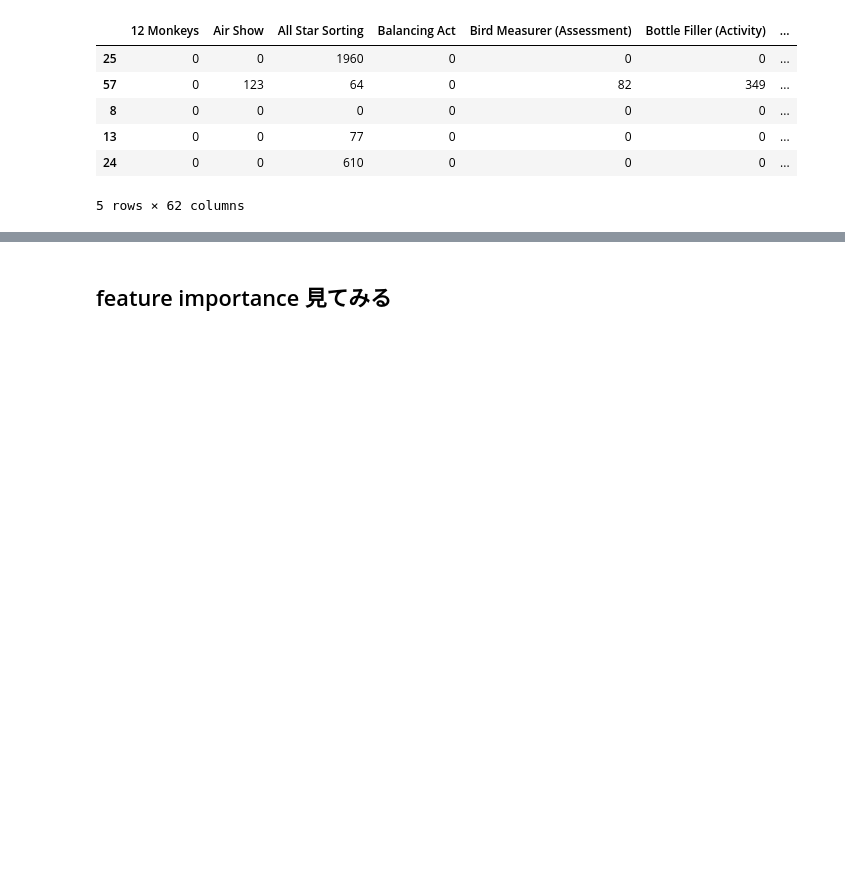
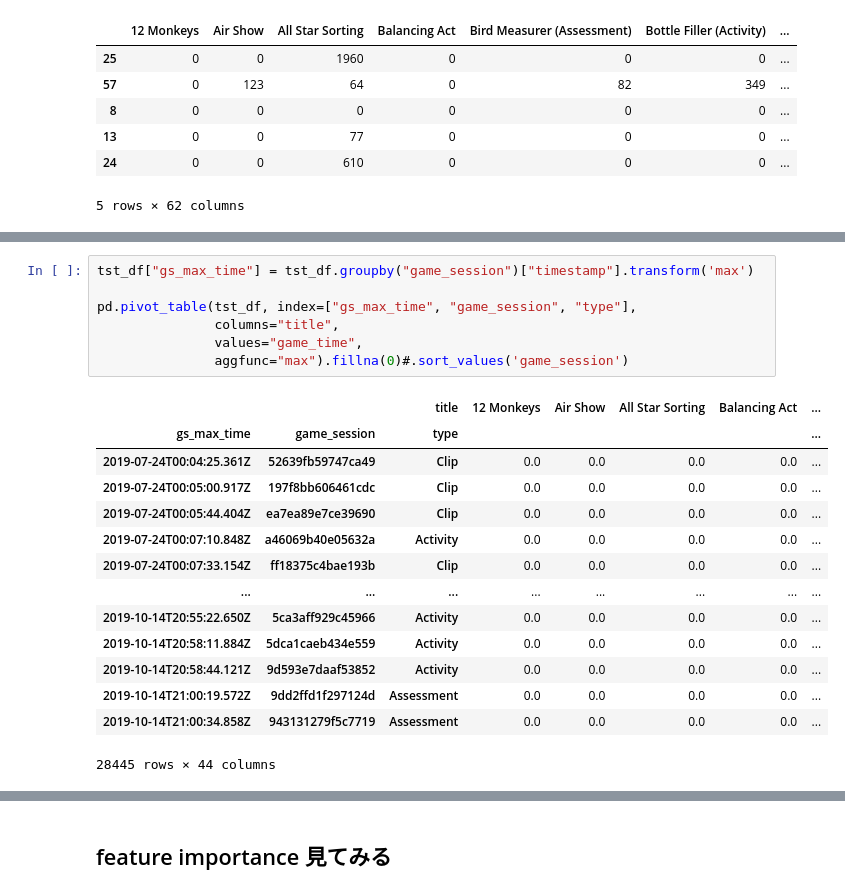
Before and after one commit to guchio3/kaggle-dsb-2019, a Jupyter notebook: notebooks/e010_just_before_session_eda.ipynb, the cells around one changed output, grey strips where cells are left out. Saved outputs shown, nothing was run; the diff lists cells and outputs as text; blank space fills up the shorter version.

```diff
--- a/notebooks/e009_just_before_session_eda.ipynb
+++ b/notebooks/e010_just_before_session_eda.ipynb
@@ -225,0 +245,22 @@ display(df.shape, df.head())
+# %%
+tst_df["gs_max_time"] = tst_df.groupby("game_session")["timestamp"].transform('max')
+
+pd.pivot_table(tst_df, index=["gs_max_time", "game_session", "type"],
+               columns="title",
+               values="game_time",
+               aggfunc="max").fillna(0)#.sort_values('game_session')
+# %% [output]
+|  |  | title | 12 Monkeys | Air Show | All Star Sorting | Balancing Act | ... |
+| gs_max_time | game_session | type |  |  |  |  | ... |
+| 2019-07-24T00:04:25.361Z | 52639fb59747ca49 | Clip | 0.0 | 0.0 | 0.0 | 0.0 | ... |
+| 2019-07-24T00:05:00.917Z | 197f8bb606461cdc | Clip | 0.0 | 0.0 | 0.0 | 0.0 | ... |
+| 2019-07-24T00:05:44.404Z | ea7ea89e7ce39690 | Clip | 0.0 | 0.0 | 0.0 | 0.0 | ... |
+| 2019-07-24T00:07:10.848Z | a46069b40e05632a | Activity | 0.0 | 0.0 | 0.0 | 0.0 | ... |
+| 2019-07-24T00:07:33.154Z | ff18375c4bae193b | Clip | 0.0 | 0.0 | 0.0 | 0.0 | ... |
+| ... | ... | ... | ... | ... | ... | ... | ... |
+| 2019-10-14T20:55:22.650Z | 5ca3aff929c45966 | Activity | 0.0 | 0.0 | 0.0 | 0.0 | ... |
+| 2019-10-14T20:58:11.884Z | 5dca1caeb434e559 | Activity | 0.0 | 0.0 | 0.0 | 0.0 | ... |
+| 2019-10-14T20:58:44.121Z | 9d593e7daaf53852 | Activity | 0.0 | 0.0 | 0.0 | 0.0 | ... |
+| 2019-10-14T21:00:19.572Z | 9dd2ffd1f297124d | Assessment | 0.0 | 0.0 | 0.0 | 0.0 | ... |
+| 2019-10-14T21:00:34.858Z | 943131279f5c7719 | Assessment | 0.0 | 0.0 | 0.0 | 0.0 | ... |
+28445 rows × 44 columns
```
Also changed, not shown: parts of 7 cells of this notebook, 4 other files.
